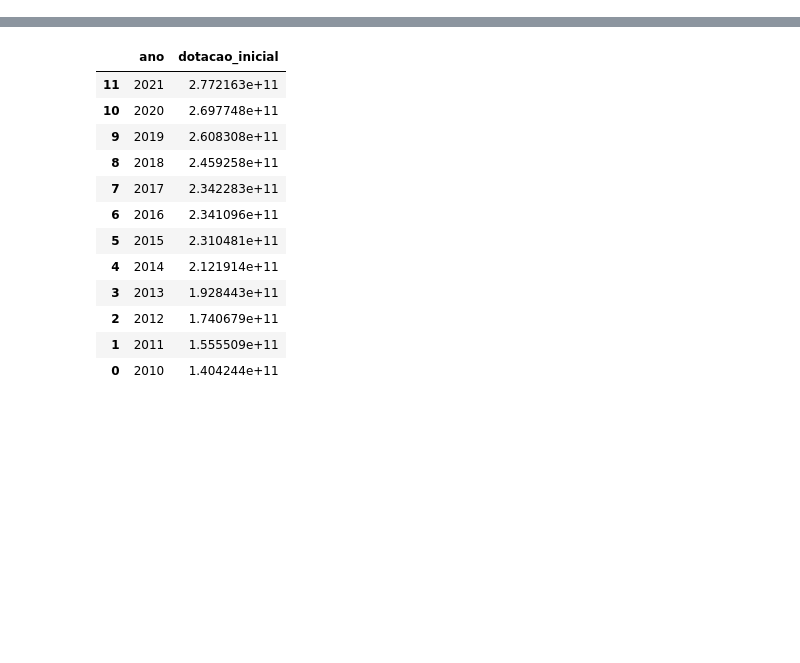
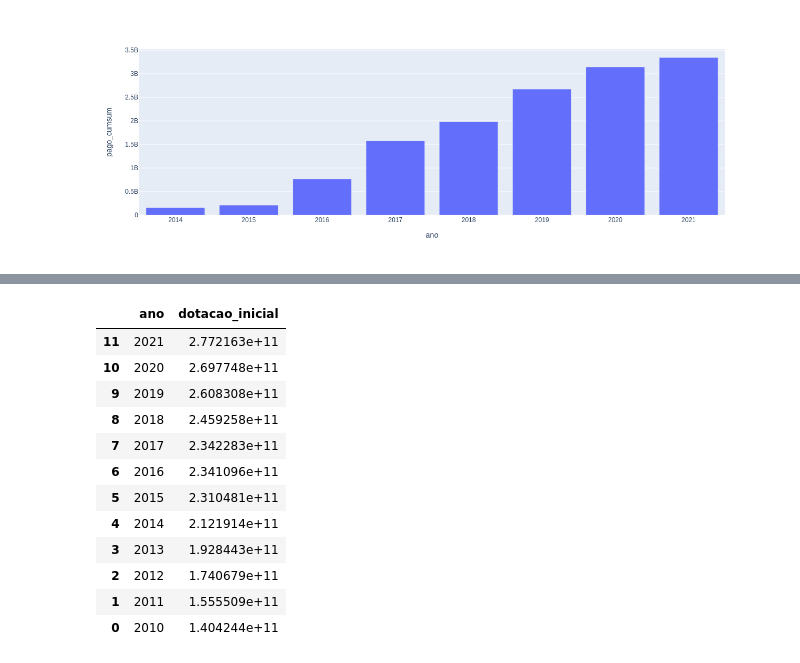
Before and after one commit to d116626/orcamento_sp, a Jupyter notebook: notebooks/sandbox/orcamento_x_previdencia_anual.ipynb, the cells around one changed output, grey strips where cells are left out. Saved outputs shown, nothing was run; the diff lists cells and outputs as text; code cells hidden in the pictures; blank space fills up the shorter version.

```diff
--- a/notebooks/sandbox/orcamento_x_previdencia_anual.ipynb
+++ b/notebooks/sandbox/orcamento_x_previdencia_anual.ipynb
@@ -233,0 +333,4 @@ time: 9.09 s (started: 2021-04-19 14:33:37 -03:00)
+# %%
+px.bar(tamoios_ano,x='ano', y='pago_cumsum')
+# %% [output]
+[figure, added]
```
Also changed, not shown: parts of 45 cells of this notebook, 10 other files.
